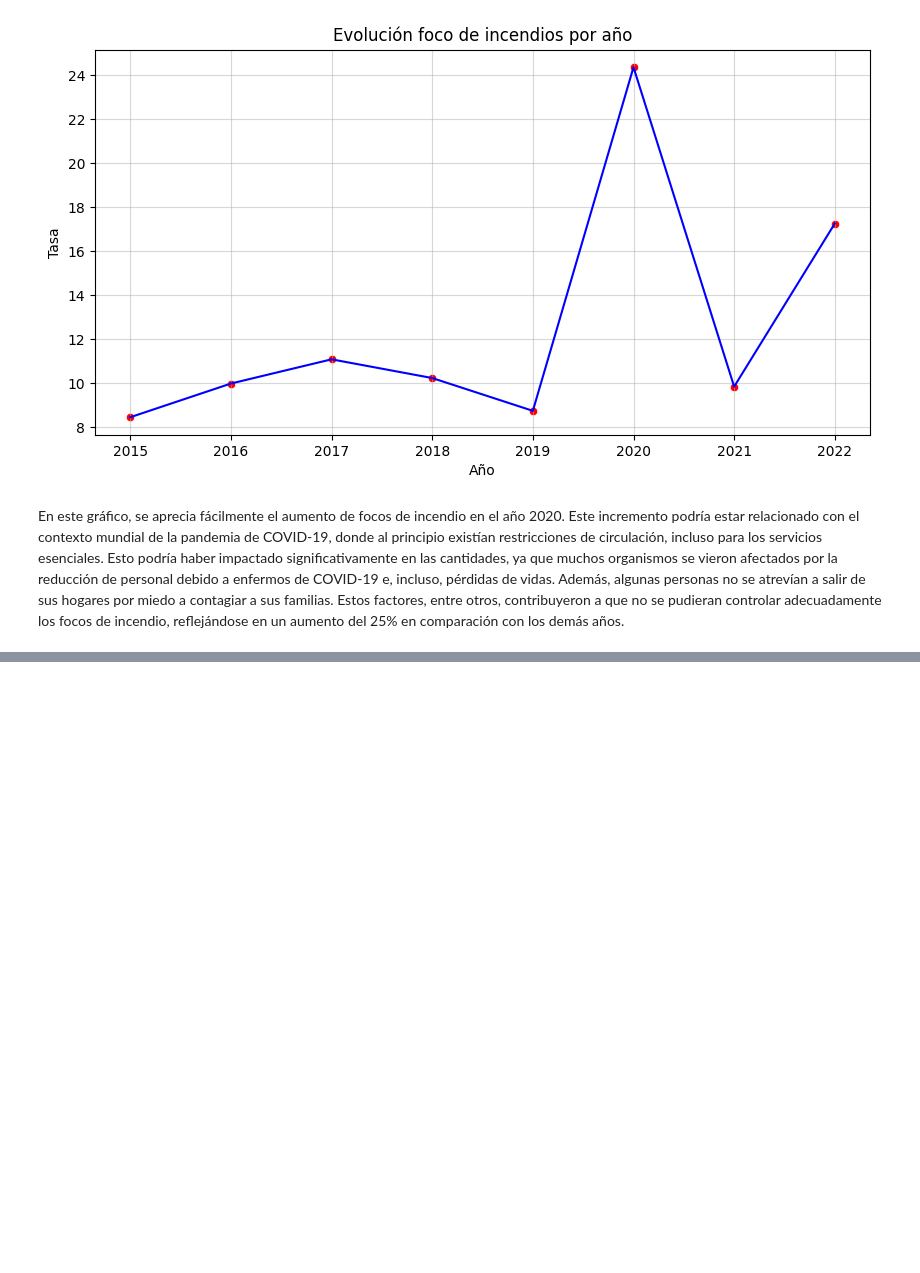
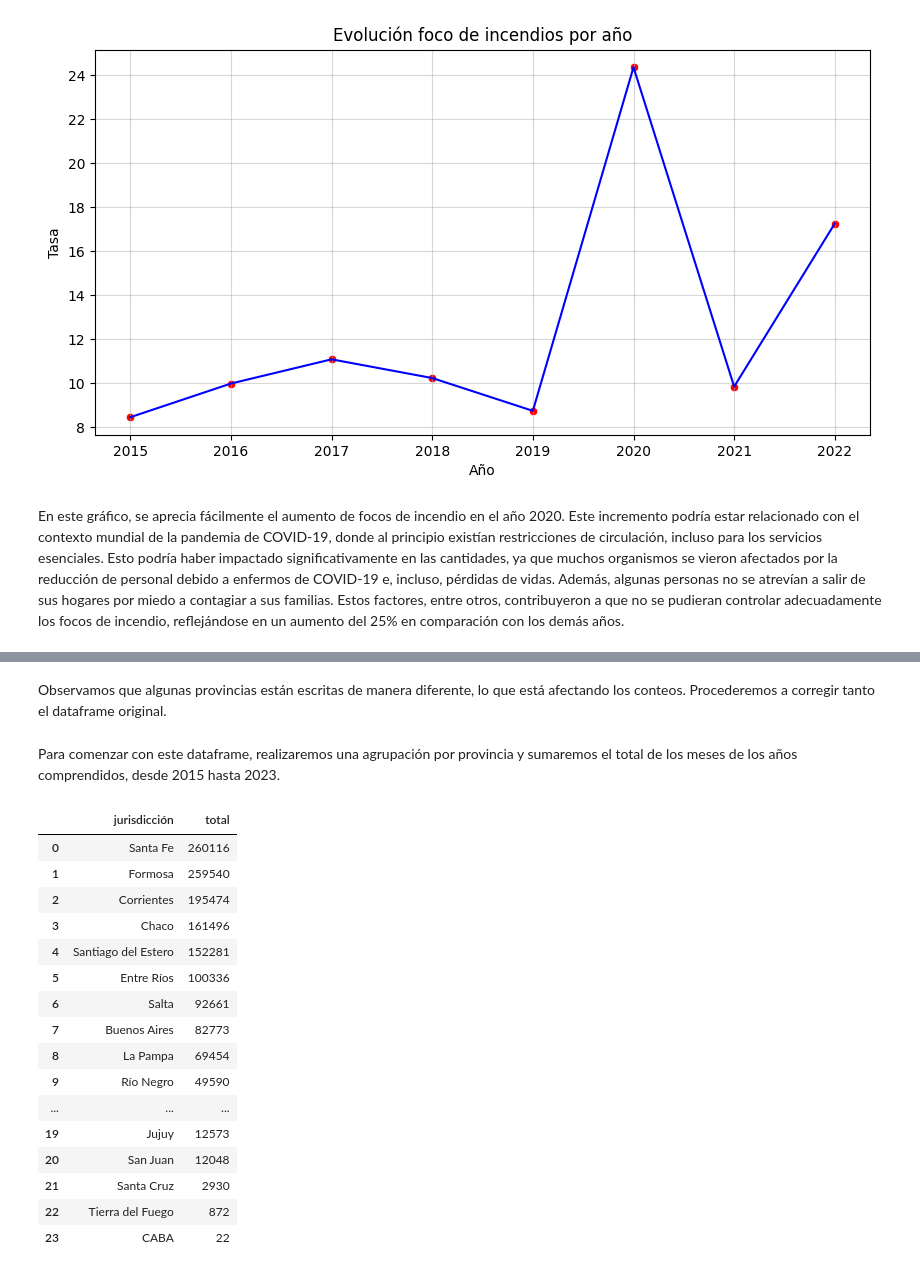
Before and after one commit to MaximilianoTauil/Incendios, a Jupyter notebook: EDA.ipynb, the cells around one changed output, grey strips where cells are left out. Saved outputs shown, nothing was run; the diff lists cells and outputs as text; code cells hidden in the pictures; blank space fills up the shorter version.

```diff
--- a/EDA.ipynb
+++ b/EDA.ipynb
@@ -300,0 +343,29 @@ En este gráfico, se aprecia fácilmente el aumento de focos de incendio en el a
+# %% [markdown]
+Observamos que algunas provincias están escritas de manera diferente, lo que está afectando los conteos. Procederemos a corregir tanto el dataframe original.
+# %%
+cuarto['jurisdicción'] = cuarto['jurisdicción'].replace('RíoNegro', 'Río Negro')
+cuarto['jurisdicción'] = cuarto['jurisdicción'].replace('Stgo. del Estero', 'Santiago del Estero')
+cuarto['jurisdicción'] = cuarto['jurisdicción'].replace('T. del Fuego', 'Tierra del Fuego')
+# %% [markdown]
+Para comenzar con este dataframe, realizaremos una agrupación por provincia y sumaremos el total de los meses de los años comprendidos, desde 2015 hasta 2023.
+# %%
+agrupacion_por_prov = cuarto.groupby(by='jurisdicción')['total'].sum().sort_values(ascending=False).reset_index()
+agrupacion_por_prov
+# %% [output]
+|  | jurisdicción | total |
+| 0 | Santa Fe | 260116 |
+| 1 | Formosa | 259540 |
+| 2 | Corrientes | 195474 |
+| 3 | Chaco | 161496 |
+| 4 | Santiago del Estero | 152281 |
+| 5 | Entre Ríos | 100336 |
+| 6 | Salta | 92661 |
+| 7 | Buenos Aires | 82773 |
+| 8 | La Pampa | 69454 |
+| 9 | Río Negro | 49590 |
+| ... | ... | ... |
+| 19 | Jujuy | 12573 |
+| 20 | San Juan | 12048 |
+| 21 | Santa Cruz | 2930 |
+| 22 | Tierra del Fuego | 872 |
+| 23 | CABA | 22 |
```
Also changed, not shown: parts of 12 cells of this notebook.
